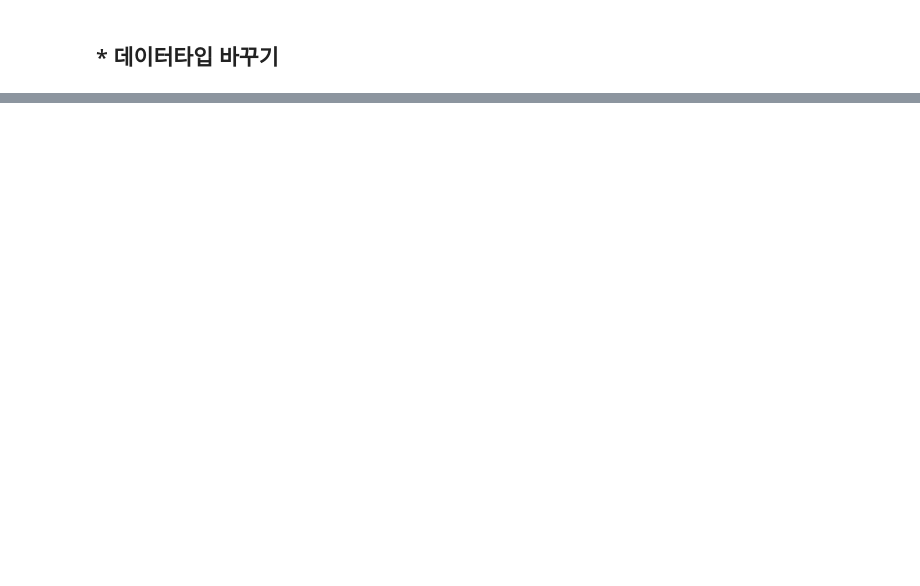
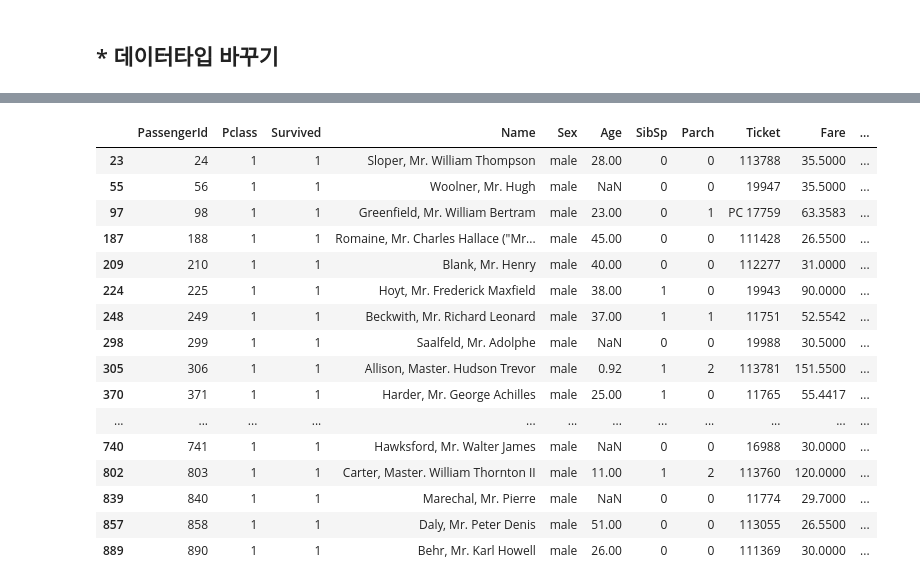
Before and after one commit to youngeunkoo/fintech_service, a Jupyter notebook: 06machine_learning/02_Pandas_사용법.ipynb, the cells around one changed output, grey strips where cells are left out. Saved outputs shown, nothing was run; the diff lists cells and outputs as text; code cells hidden in the pictures; blank space fills up the shorter version.

```diff
--- a/06machine_learning/02_Pandas_사용법.ipynb
+++ b/06machine_learning/02_Pandas_사용법.ipynb
@@ -1337,0 +1359,22 @@ memory usage: 10.4 KB
+# %%
+data[(data['Pclass'] == 1) & (data['Sex'] == 'male') & (data['Survived'] == 1)]
+
+# 성별이 남자이고, Pclass 가 1등급, 생존여부가 1인 사람 출력하기
+# %% [output]
+|  | PassengerId | Pclass | Survived | Name | Sex | Age | SibSp | Parch | Ticket | Fare | ... |
+| 23 | 24 | 1 | 1 | Sloper, Mr. William Thompson | male | 28.00 | 0 | 0 | 113788 | 35.5000 | ... |
+| 55 | 56 | 1 | 1 | Woolner, Mr. Hugh | male | NaN | 0 | 0 | 19947 | 35.5000 | ... |
+| 97 | 98 | 1 | 1 | Greenfield, Mr. William Bertram | male | 23.00 | 0 | 1 | PC 17759 | 63.3583 | ... |
+| 187 | 188 | 1 | 1 | Romaine, Mr. Charles Hallace ("Mr... | male | 45.00 | 0 | 0 | 111428 | 26.5500 | ... |
+| 209 | 210 | 1 | 1 | Blank, Mr. Henry | male | 40.00 | 0 | 0 | 112277 | 31.0000 | ... |
+| 224 | 225 | 1 | 1 | Hoyt, Mr. Frederick Maxfield | male | 38.00 | 1 | 0 | 19943 | 90.0000 | ... |
+| 248 | 249 | 1 | 1 | Beckwith, Mr. Richard Leonard | male | 37.00 | 1 | 1 | 11751 | 52.5542 | ... |
+| 298 | 299 | 1 | 1 | Saalfeld, Mr. Adolphe | male | NaN | 0 | 0 | 19988 | 30.5000 | ... |
+| 305 | 306 | 1 | 1 | Allison, Master. Hudson Trevor | male | 0.92 | 1 | 2 | 113781 | 151.5500 | ... |
+| 370 | 371 | 1 | 1 | Harder, Mr. George Achilles | male | 25.00 | 1 | 0 | 11765 | 55.4417 | ... |
+| ... | ... | ... | ... | ... | ... | ... | ... | ... | ... | ... | ... |
+| 740 | 741 | 1 | 1 | Hawksford, Mr. Walter James | male | NaN | 0 | 0 | 16988 | 30.0000 | ... |
+| 802 | 803 | 1 | 1 | Carter, Master. William Thornton II | male | 11.00 | 1 | 2 | 113760 | 120.0000 | ... |
+| 839 | 840 | 1 | 1 | Marechal, Mr. Pierre | male | NaN | 0 | 0 | 11774 | 29.7000 | ... |
+| 857 | 858 | 1 | 1 | Daly, Mr. Peter Denis | male | 51.00 | 0 | 0 | 113055 | 26.5500 | ... |
+| 889 | 890 | 1 | 1 | Behr, Mr. Karl Howell | male | 26.00 | 0 | 0 | 111369 | 30.0000 | ... |
```
Also changed, not shown: parts of 73 cells of this notebook, 2 other files.
